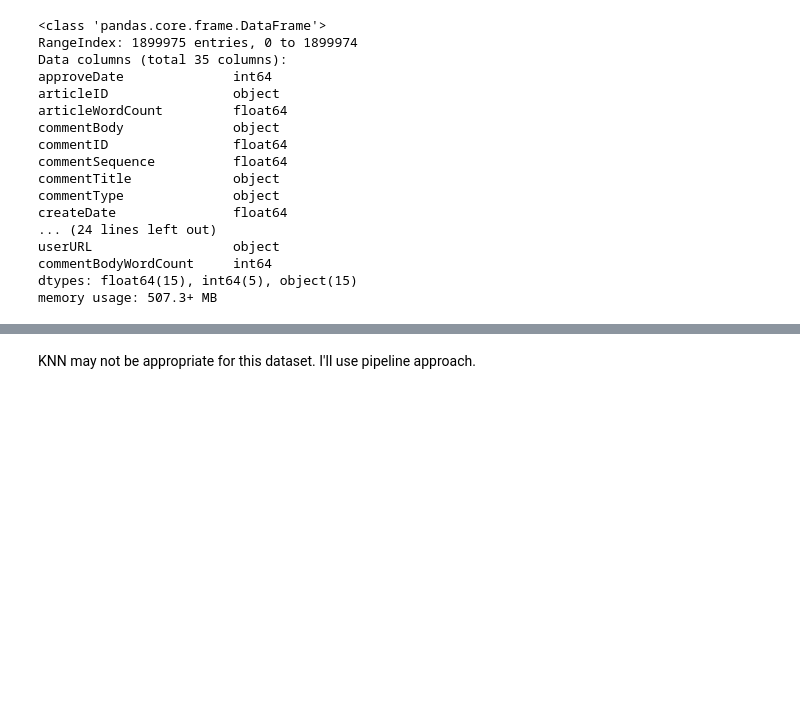
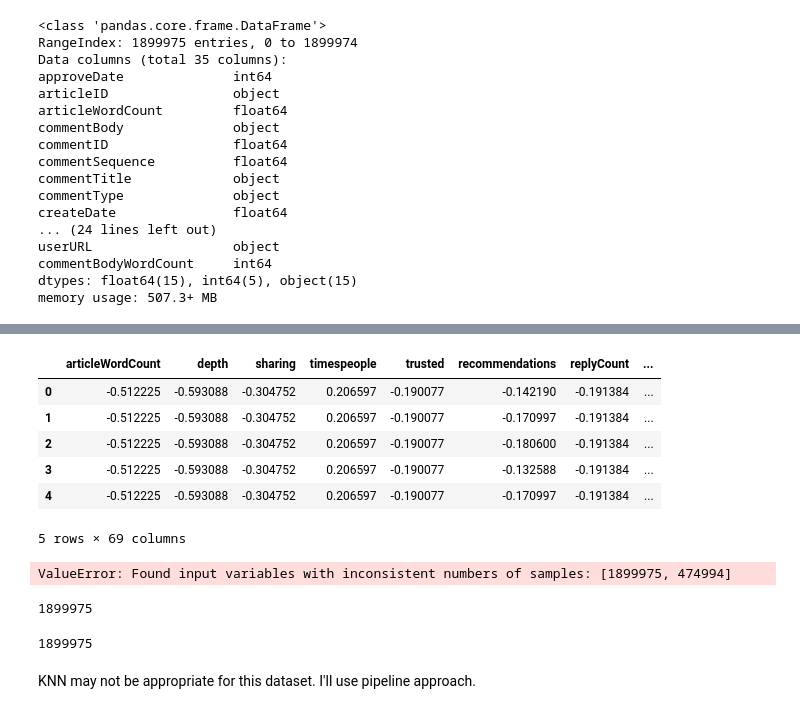
Before and after one commit to prray305/dsc-3-final-project-online-ds-ft-021119, a Jupyter notebook: student.ipynb, the cells around one changed output, grey strips where cells are left out. Saved outputs shown, nothing was run; the diff lists cells and outputs as text; code cells hidden in the pictures; blank space fills up the shorter version.

```diff
--- a/student.ipynb
+++ b/student.ipynb
@@ -1252,0 +1326,15 @@ class_target = data2['editorsSelection']
+# %%
+scaler = StandardScaler()
+# %%
+scaled_data = scaler.fit_transform(one_hot_class_data)
+# %%
+scaled_df = pd.DataFrame(scaled_data, columns=one_hot_class_data.columns)
+scaled_df.head()
+# %% [output]
+|  | articleWordCount | depth | sharing | timespeople | trusted | recommendations | replyCount | ... |
+| 0 | -0.512225 | -0.593088 | -0.304752 | 0.206597 | -0.190077 | -0.142190 | -0.191384 | ... |
+| 1 | -0.512225 | -0.593088 | -0.304752 | 0.206597 | -0.190077 | -0.170997 | -0.191384 | ... |
+| 2 | -0.512225 | -0.593088 | -0.304752 | 0.206597 | -0.190077 | -0.180600 | -0.191384 | ... |
+| 3 | -0.512225 | -0.593088 | -0.304752 | 0.206597 | -0.190077 | -0.132588 | -0.191384 | ... |
+| 4 | -0.512225 | -0.593088 | -0.304752 | 0.206597 | -0.190077 | -0.170997 | -0.191384 | ... |
+5 rows × 69 columns
@@ -1253,3 +1355,16 @@ class_target = data2['editorsSelection']
+# %%
+print_metrics(y_test, test_preds)
+# %% [output]
+ValueError: Found input variables with inconsistent numbers of samples: [1899975, 474994]
+# %%
+class_target.shape[0]
+# %% [output]
+1899975
+# %%
+one_hot_class_data.shape[0]
+## the error above is supposed to be due to shape mismatch but not apparent here
+# %% [output]
+1899975
 # %% [markdown]
 KNN may not be appropriate for this dataset. I'll use pipeline approach.
 # %%
```
Also changed, not shown: parts of 64 cells of this notebook, 1 other file.
